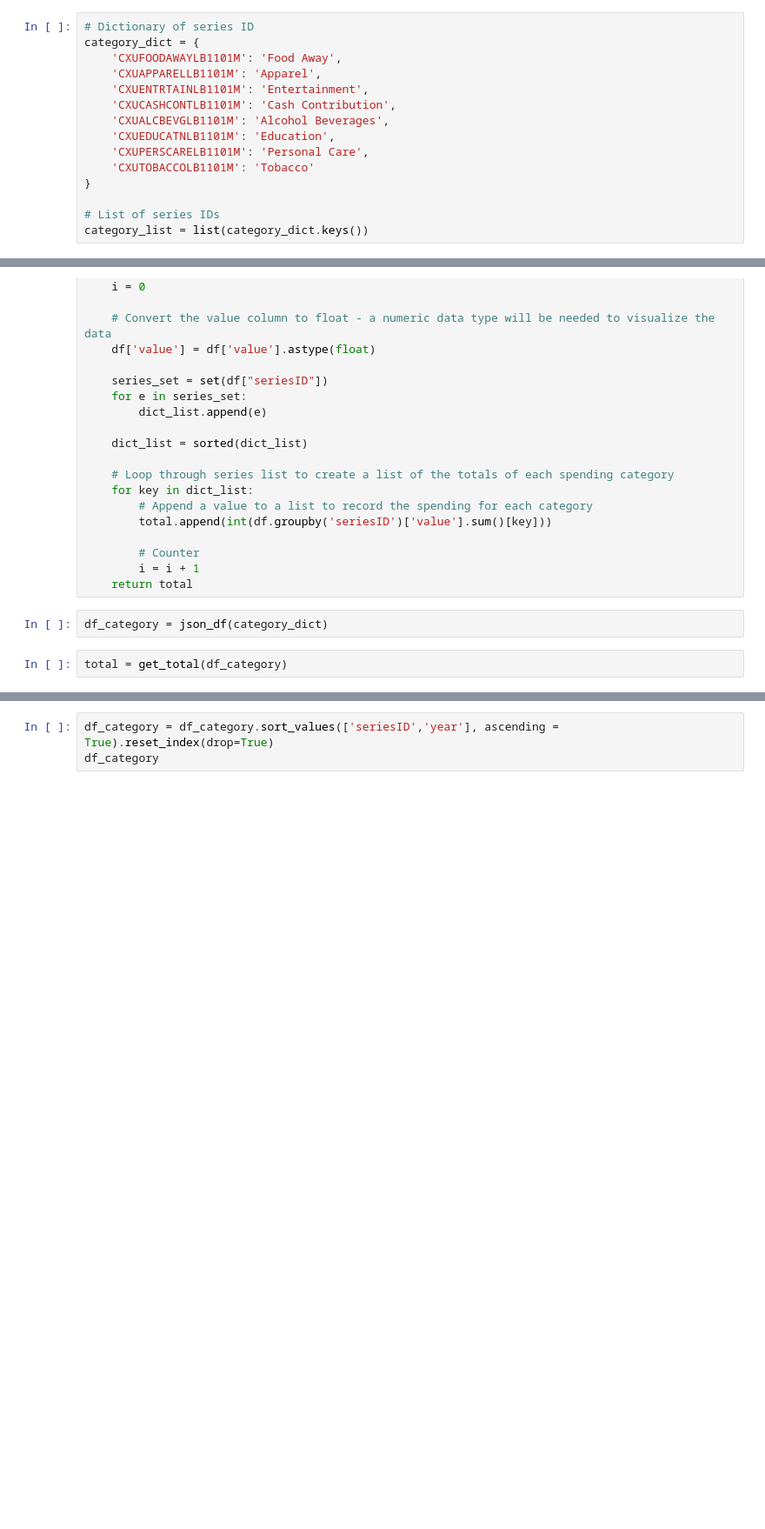
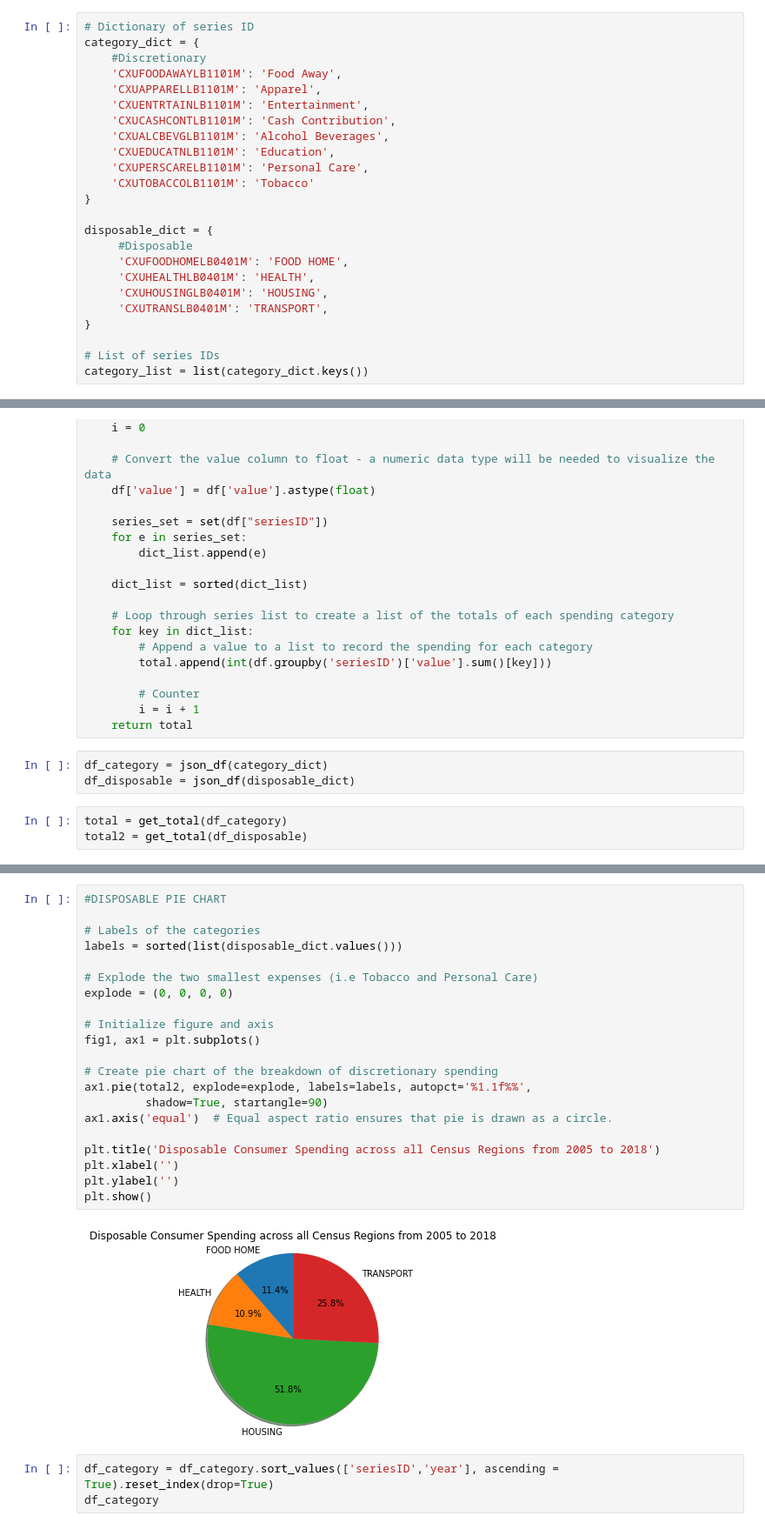
Before and after one commit to joshcoronel/discretionary-spending, a Jupyter notebook: Project_1_main.ipynb, the cells around one changed output, grey strips where cells are left out. Shown at 87% size. Saved outputs shown, nothing was run; the diff lists cells and outputs as text; blank space fills up the shorter version.

```diff
--- a/Project_1_main.ipynb
+++ b/Project_1_main.ipynb
@@ -10,6 +10,7 @@ import numpy as np
 # %%
 # Dictionary of series ID
 category_dict = {
+    #Discretionary
     'CXUFOODAWAYLB1101M': 'Food Away',
     'CXUAPPARELLB1101M': 'Apparel',
     'CXUENTRTAINLB1101M': 'Entertainment',
@@ -20,6 +21,14 @@ category_dict = {
     'CXUTOBACCOLB1101M': 'Tobacco'
 }
 
+disposable_dict = {
+     #Disposable
+     'CXUFOODHOMELB0401M': 'FOOD HOME',
+     'CXUHEALTHLB0401M': 'HEALTH',
+     'CXUHOUSINGLB0401M': 'HOUSING',
+     'CXUTRANSLB0401M': 'TRANSPORT',
+}
+
 # List of series IDs
 category_list = list(category_dict.keys())
 # %%
@@ -80,6 +89,8 @@ def get_total(df):
     return total
 # %%
 df_category = json_df(category_dict)
+df_disposable = json_df(disposable_dict)
 # %%
 total = get_total(df_category)
+total2 = get_total(df_disposable)
 # %%
@@ -103,6 +116,29 @@ plt.ylabel('')
 plt.show()
 # %% [output]
 [figure]
+# %%
+#DISPOSABLE PIE CHART
+
+# Labels of the categories
+labels = sorted(list(disposable_dict.values()))
+
+# Explode the two smallest expenses (i.e Tobacco and Personal Care)
+explode = (0, 0, 0, 0)
+
+# Initialize figure and axis
+fig1, ax1 = plt.subplots()
+
+# Create pie chart of the breakdown of discretionary spending
+ax1.pie(total2, explode=explode, labels=labels, autopct='%1.1f%%',
+         shadow=True, startangle=90)
+ax1.axis('equal')  # Equal aspect ratio ensures that pie is drawn as a circle.
+
+plt.title('Disposable Consumer Spending across all Census Regions from 2005 to 2018')
+plt.xlabel('')
+plt.ylabel('')
+plt.show()
+# %% [output]
+[figure, added]
 # %%
 df_category = df_category.sort_values(['seriesID','year'], ascending = True).reset_index(drop=True)
 df_category
```
Also changed, not shown: parts of 12 cells of this notebook.
